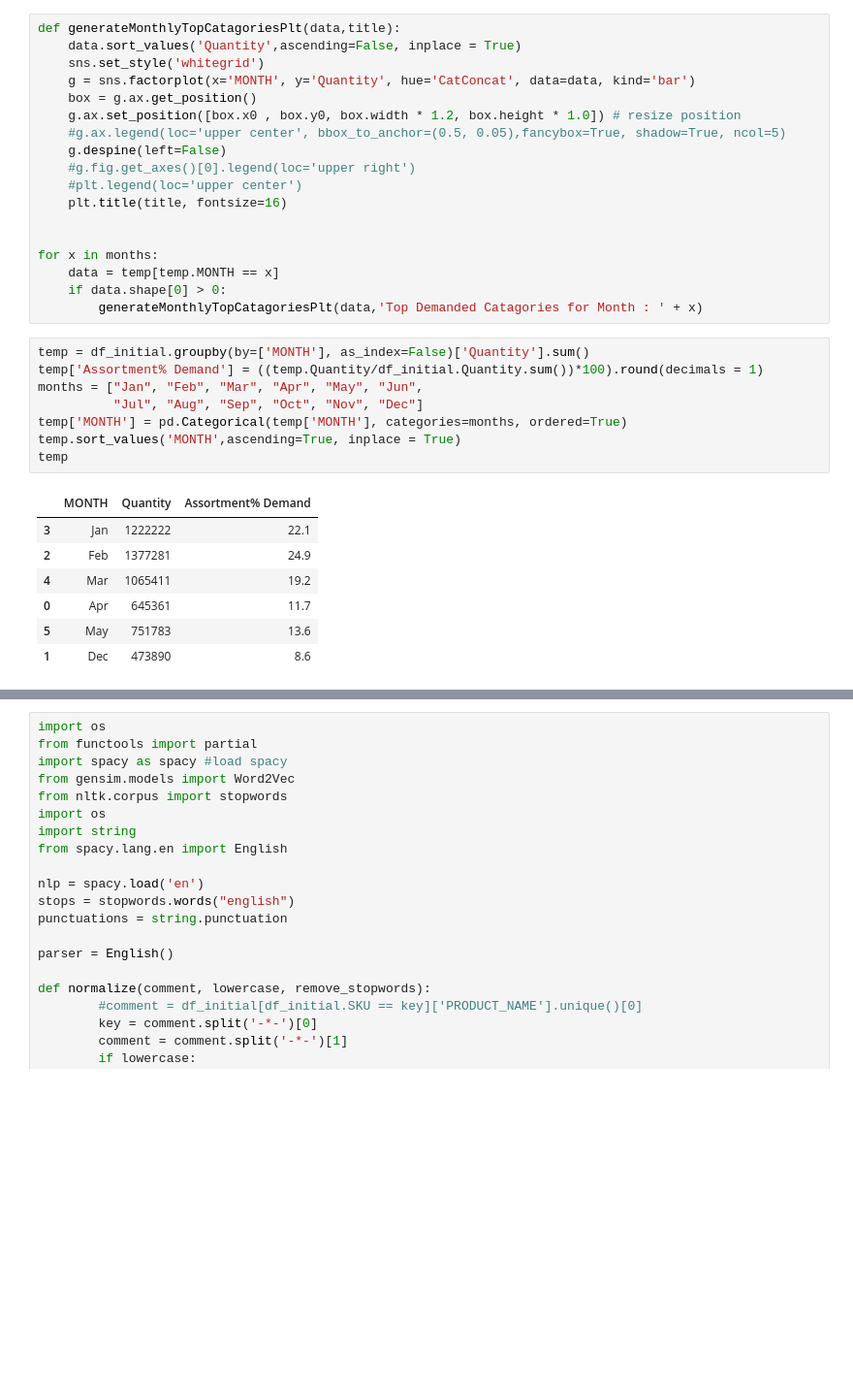
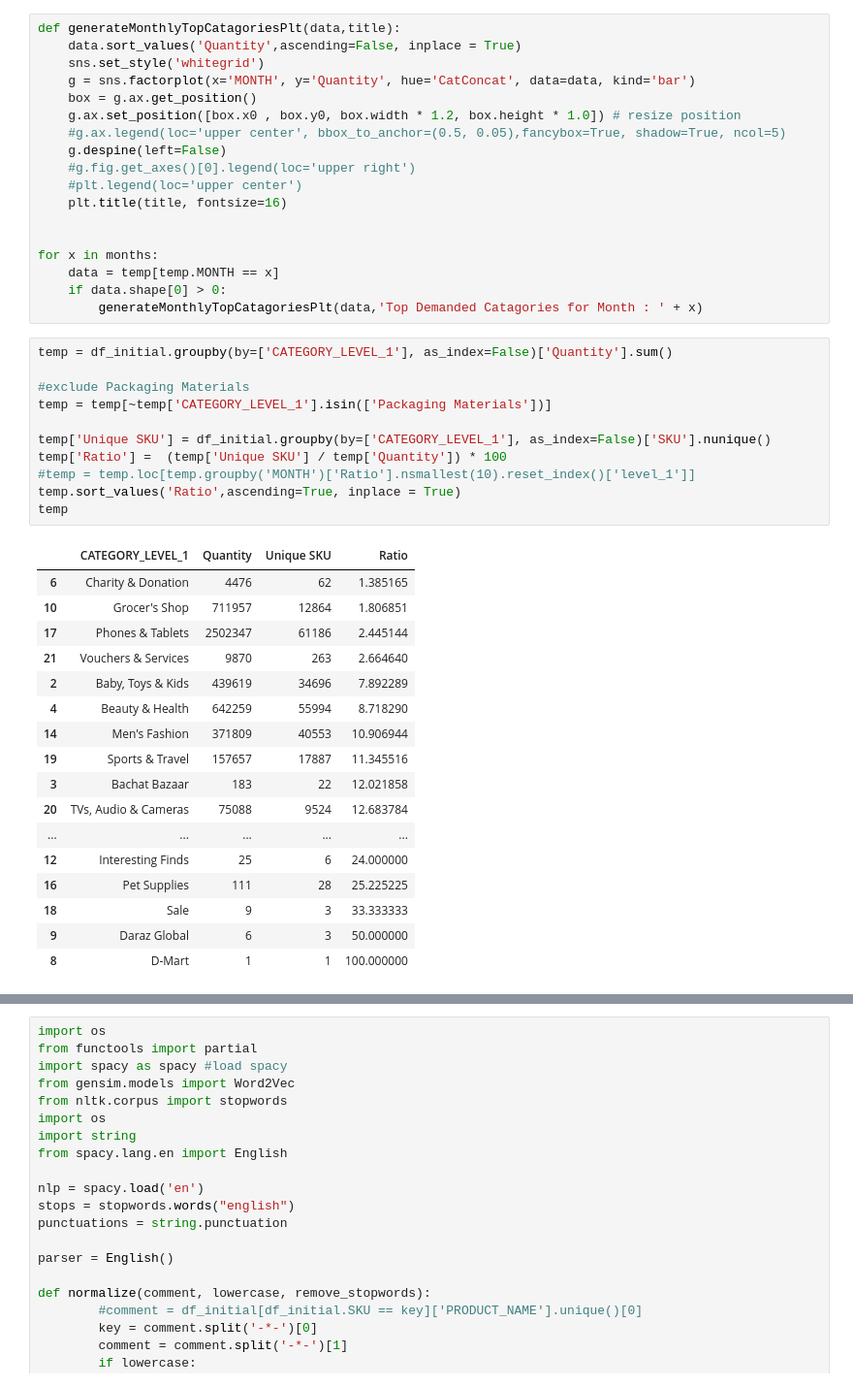
Before and after one commit to DanyalKhaliq/Machine-Learning-, a Jupyter notebook: LostSalesExploratory.ipynb, the cells around one changed output, grey strips where cells are left out. Shown at 97% size. Drawn from its saved outputs; the diff is of its cells as text; blank space fills up the shorter version.

```diff
--- a/LostSalesExploratory.ipynb
+++ b/LostSalesExploratory.ipynb
@@ -300,19 +241,32 @@ for x in months:
     data = temp[temp.MONTH == x]
     if data.shape[0] > 0:
         generateMonthlyTopCatagoriesPlt(data,'Top Demanded Catagories for Month : ' + x)
-# %%
-temp = df_initial.groupby(by=['MONTH'], as_index=False)['Quantity'].sum()
-temp['Assortment% Demand'] = ((temp.Quantity/df_initial.Quantity.sum())*100).round(decimals = 1)
-months = ["Jan", "Feb", "Mar", "Apr", "May", "Jun",
-          "Jul", "Aug", "Sep", "Oct", "Nov", "Dec"]
-temp['MONTH'] = pd.Categorical(temp['MONTH'], categories=months, ordered=True)
-temp.sort_values('MONTH',ascending=True, inplace = True)
-temp
-# %% [output]
-|  | MONTH | Quantity | Assortment% Demand |
-| 3 | Jan | 1222222 | 22.1 |
-| 2 | Feb | 1377281 | 24.9 |
-| 4 | Mar | 1065411 | 19.2 |
-| 0 | Apr | 645361 | 11.7 |
-| 5 | May | 751783 | 13.6 |
-| 1 | Dec | 473890 | 8.6 |
+# %%
+temp = df_initial.groupby(by=['CATEGORY_LEVEL_1'], as_index=False)['Quantity'].sum()
+
+#exclude Packaging Materials
+temp = temp[~temp['CATEGORY_LEVEL_1'].isin(['Packaging Materials'])]
+
+temp['Unique SKU'] = df_initial.groupby(by=['CATEGORY_LEVEL_1'], as_index=False)['SKU'].nunique()
+temp['Ratio'] =  (temp['Unique SKU'] / temp['Quantity']) * 100
+#temp = temp.loc[temp.groupby('MONTH')['Ratio'].nsmallest(10).reset_index()['level_1']]
+temp.sort_values('Ratio',ascending=True, inplace = True)
+temp
+# %% [output]
+|  | CATEGORY_LEVEL_1 | Quantity | Unique SKU | Ratio |
+| 6 | Charity & Donation | 4476 | 62 | 1.385165 |
+| 10 | Grocer's Shop | 711957 | 12864 | 1.806851 |
+| 17 | Phones & Tablets | 2502347 | 61186 | 2.445144 |
+| 21 | Vouchers & Services | 9870 | 263 | 2.664640 |
+| 2 | Baby, Toys & Kids | 439619 | 34696 | 7.892289 |
+| 4 | Beauty & Health | 642259 | 55994 | 8.718290 |
+| 14 | Men's Fashion | 371809 | 40553 | 10.906944 |
+| 19 | Sports & Travel | 157657 | 17887 | 11.345516 |
+| 3 | Bachat Bazaar | 183 | 22 | 12.021858 |
+| 20 | TVs, Audio & Cameras | 75088 | 9524 | 12.683784 |
+| ... | ... | ... | ... | ... |
+| 12 | Interesting Finds | 25 | 6 | 24.000000 |
+| 16 | Pet Supplies | 111 | 28 | 25.225225 |
+| 18 | Sale | 9 | 3 | 33.333333 |
+| 9 | Daraz Global | 6 | 3 | 50.000000 |
+| 8 | D-Mart | 1 | 1 | 100.000000 |
```
Also changed, not shown: parts of 26 cells of this notebook.
